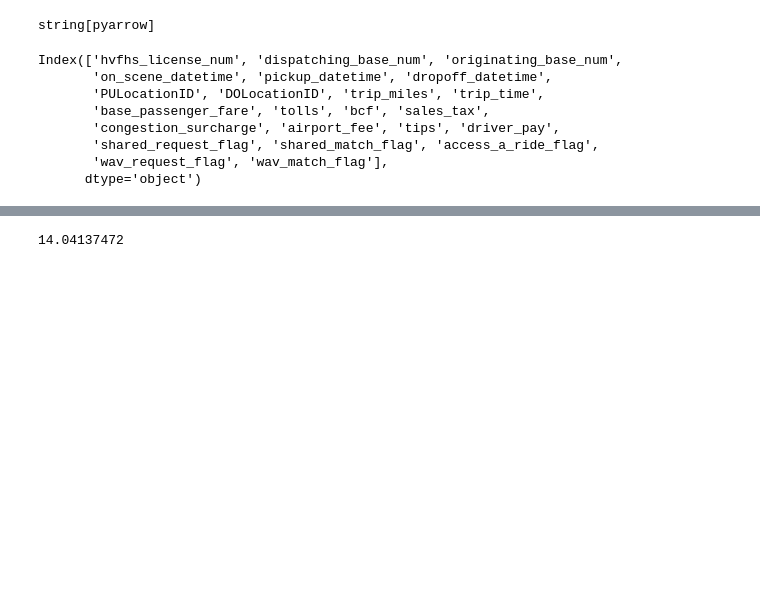
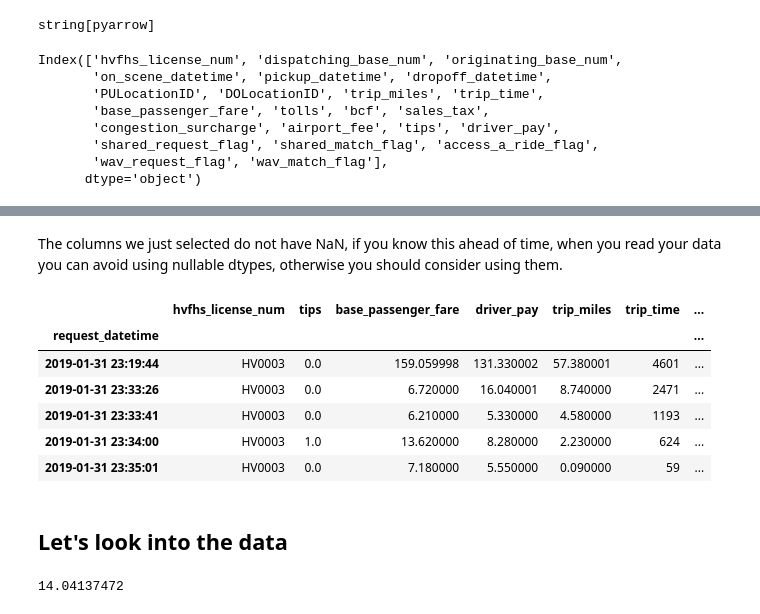
Before and after one commit to coiled/dask-tutorial, a Jupyter notebook: 2-Get_better-at-dask-dataframes.ipynb, the cells around one changed output, grey strips where cells are left out. Cells and saved outputs as stored; diff of their text form; code cells hidden in the pictures; blank space fills up the shorter version.

```diff
--- a/2-Get_better-at-dask-dataframes.ipynb
+++ b/2-Get_better-at-dask-dataframes.ipynb
@@ -363,3 +386,17 @@ df_small = df[["hvfhs_license_num", "tips", 'base_passenger_fare',
+# %% [markdown]
+The columns we just selected do not have NaN, if you know this ahead of time, when you read your data you can avoid using nullable dtypes, otherwise you should consider using them.
+# %%
+df_small.head()
+# %% [output]
+|  | hvfhs_license_num | tips | base_passenger_fare | driver_pay | trip_miles | trip_time | ... |
+| request_datetime |  |  |  |  |  |  | ... |
+| 2019-01-31 23:19:44 | HV0003 | 0.0 | 159.059998 | 131.330002 | 57.380001 | 4601 | ... |
+| 2019-01-31 23:33:26 | HV0003 | 0.0 | 6.720000 | 16.040001 | 8.740000 | 2471 | ... |
+| 2019-01-31 23:33:41 | HV0003 | 0.0 | 6.210000 | 5.330000 | 4.580000 | 1193 | ... |
+| 2019-01-31 23:34:00 | HV0003 | 1.0 | 13.620000 | 8.280000 | 2.230000 | 624 | ... |
+| 2019-01-31 23:35:01 | HV0003 | 0.0 | 7.180000 | 5.550000 | 0.090000 | 59 | ... |
+# %% [markdown]
+## Let's look into the data
 # %%
 df_small.base_passenger_fare.sum().compute() / 1e9
 # %% [output]
```
Also changed, not shown: parts of 68 cells of this notebook.
